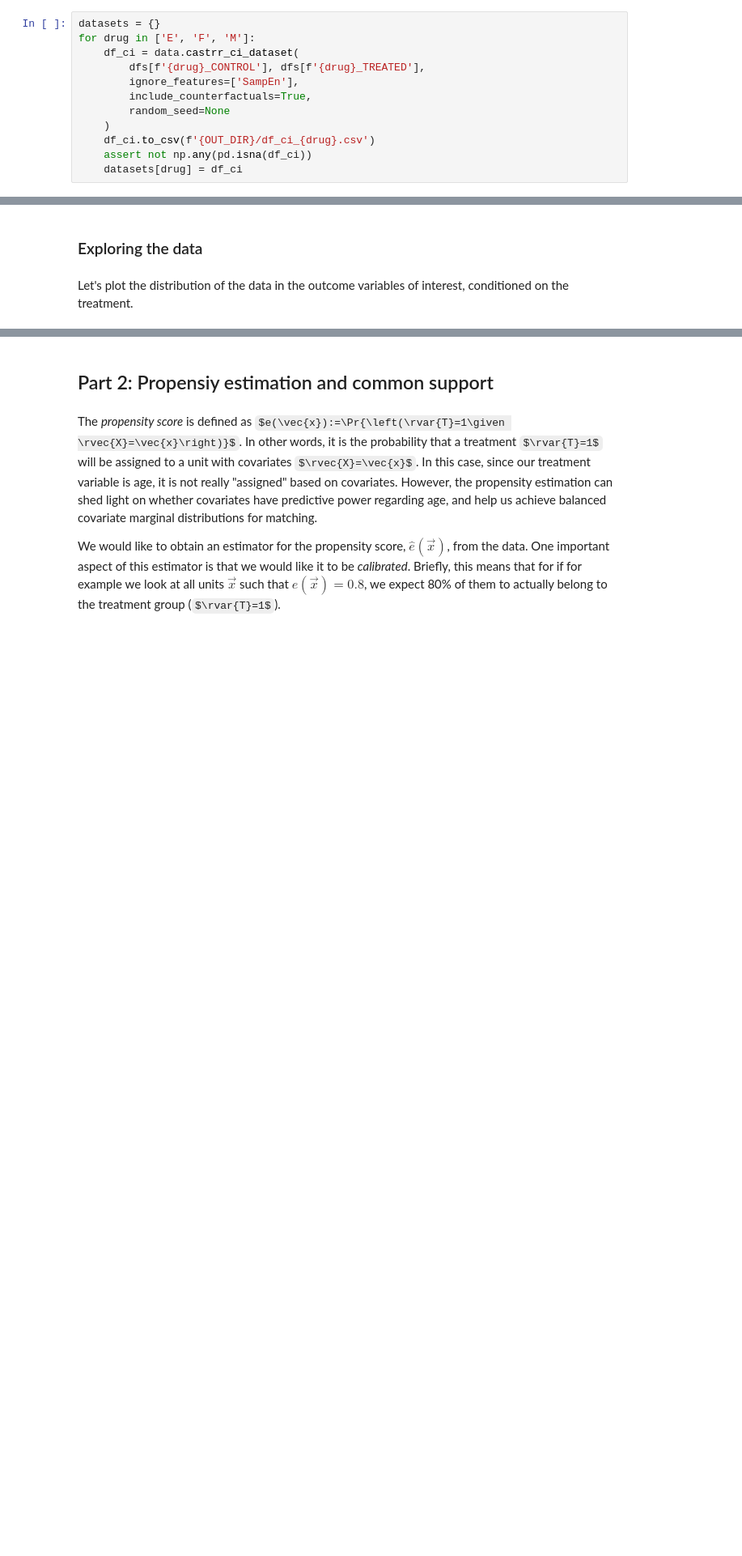
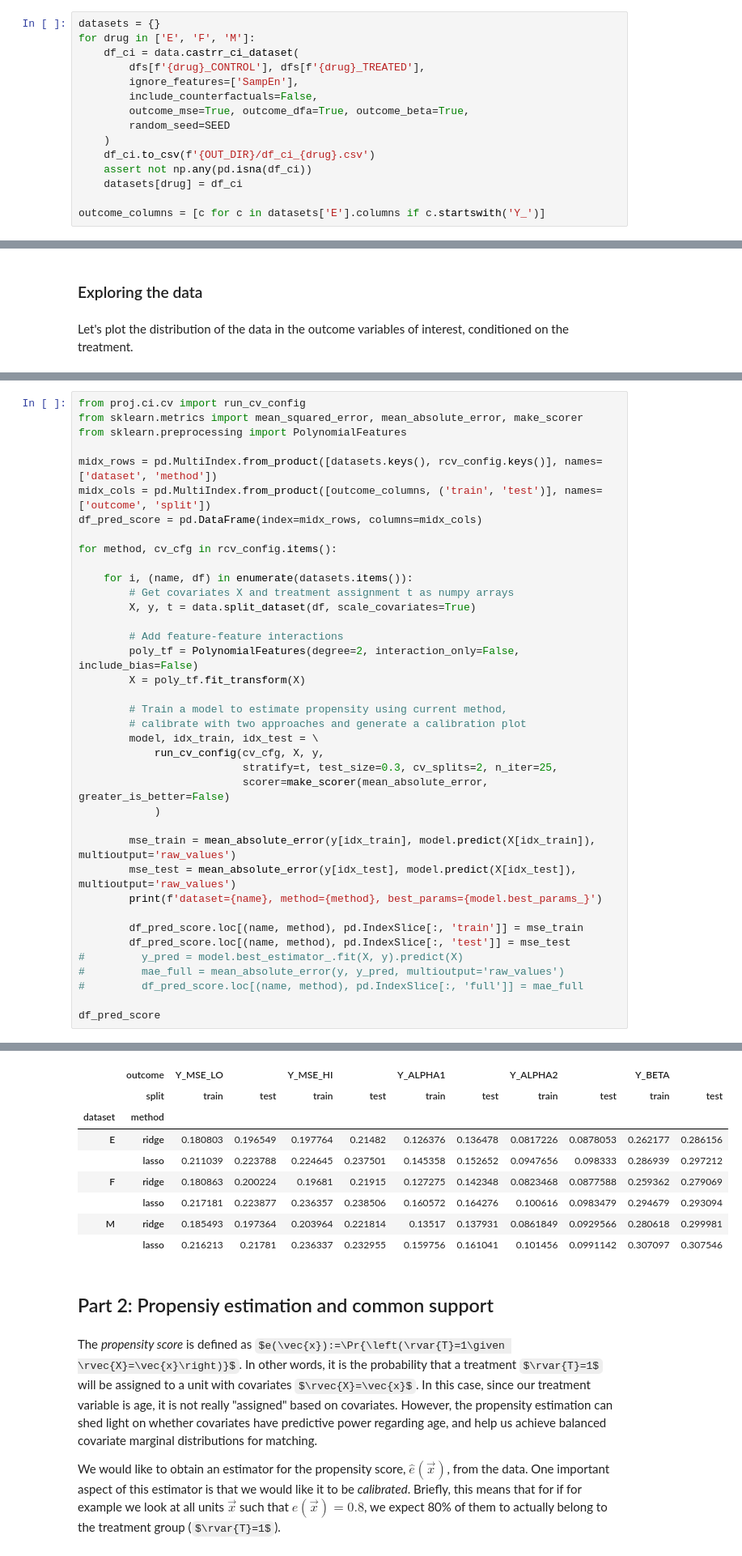
Before and after one commit to avivrosenberg/causal-inference-hw, a Jupyter notebook: proj/ci-proj.ipynb, the cells around one changed output, grey strips where cells are left out. Shown: that part at 81% size. Cells and saved outputs as stored; diff of their text form; some formulas as TeX source; blank space fills up the shorter version.

```diff
--- a/proj/ci-proj.ipynb
+++ b/proj/ci-proj.ipynb
@@ -118,12 +121,15 @@ for drug in ['E', 'F', 'M']:
     df_ci = data.castrr_ci_dataset(
         dfs[f'{drug}_CONTROL'], dfs[f'{drug}_TREATED'],
         ignore_features=['SampEn'],
-        include_counterfactuals=True,
-        random_seed=None
+        include_counterfactuals=False,
+        outcome_mse=True, outcome_dfa=True, outcome_beta=True,
+        random_seed=SEED
     )
     df_ci.to_csv(f'{OUT_DIR}/df_ci_{drug}.csv')
     assert not np.any(pd.isna(df_ci))
     datasets[drug] = df_ci
+
+outcome_columns = [c for c in datasets['E'].columns if c.startswith('Y_')]
 # %% [output]
 WARNING: Can't convert window to int rec=e252a, win=1: cannot convert float NaN to integer
 WARNING: Can't convert window to int rec=e242b, win=1: cannot convert float NaN to integer
@@ -177,0 +268,39 @@ for i, (name, df) in enumerate(datasets.items()):
+# %%
+from proj.ci.cv import run_cv_config
+from sklearn.metrics import mean_squared_error, mean_absolute_error, make_scorer
+from sklearn.preprocessing import PolynomialFeatures
+
+midx_rows = pd.MultiIndex.from_product([datasets.keys(), rcv_config.keys()], names=['dataset', 'method'])
+midx_cols = pd.MultiIndex.from_product([outcome_columns, ('train', 'test')], names=['outcome', 'split'])
+df_pred_score = pd.DataFrame(index=midx_rows, columns=midx_cols)
+
+for method, cv_cfg in rcv_config.items():
+
+    for i, (name, df) in enumerate(datasets.items()):
+        # Get covariates X and treatment assignment t as numpy arrays
+        X, y, t = data.split_dataset(df, scale_covariates=True)
+
+        # Add feature-feature interactions
+        poly_tf = PolynomialFeatures(degree=2, interaction_only=False, include_bias=False)
+        X = poly_tf.fit_transform(X)
+
+        # Train a model to estimate propensity using current method,
+        # calibrate with two approaches and generate a calibration plot
+        model, idx_train, idx_test = \
+            run_cv_config(cv_cfg, X, y,
+                          stratify=t, test_size=0.3, cv_splits=2, n_iter=25,
+                          scorer=make_scorer(mean_absolute_error, greater_is_better=False)
+            )
+
+        mse_train = mean_absolute_error(y[idx_train], model.predict(X[idx_train]), multioutput='raw_values')
+        mse_test = mean_absolute_error(y[idx_test], model.predict(X[idx_test]), multioutput='raw_values')
+        print(f'dataset={name}, method={method}, best_params={model.best_params_}')
+
+        df_pred_score.loc[(name, method), pd.IndexSlice[:, 'train']] = mse_train
+        df_pred_score.loc[(name, method), pd.IndexSlice[:, 'test']] = mse_test
+#         y_pred = model.best_estimator_.fit(X, y).predict(X)
+#         mae_full = mean_absolute_error(y, y_pred, multioutput='raw_values')
+#         df_pred_score.loc[(name, method), pd.IndexSlice[:, 'full']] = mae_full
+
+df_pred_score
+# %% [output]
@@ -178,3 +313,12 @@ for i, (name, df) in enumerate(datasets.items()):
+|  | outcome | Y_MSE_LO |  | Y_MSE_HI |  | Y_ALPHA1 |  | Y_ALPHA2 |  | Y_BETA |  |
+|  | split | train | test | train | test | train | test | train | test | train | test |
+| dataset | method |  |  |  |  |  |  |  |  |  |  |
+| E | ridge | 0.180803 | 0.196549 | 0.197764 | 0.21482 | 0.126376 | 0.136478 | 0.0817226 | 0.0878053 | 0.262177 | 0.286156 |
+|  | lasso | 0.211039 | 0.223788 | 0.224645 | 0.237501 | 0.145358 | 0.152652 | 0.0947656 | 0.098333 | 0.286939 | 0.297212 |
+| F | ridge | 0.180863 | 0.200224 | 0.19681 | 0.21915 | 0.127275 | 0.142348 | 0.0823468 | 0.0877588 | 0.259362 | 0.279069 |
+|  | lasso | 0.217181 | 0.223877 | 0.236357 | 0.238506 | 0.160572 | 0.164276 | 0.100616 | 0.0983479 | 0.294679 | 0.293094 |
+| M | ridge | 0.185493 | 0.197364 | 0.203964 | 0.221814 | 0.13517 | 0.137931 | 0.0861849 | 0.0929566 | 0.280618 | 0.299981 |
+|  | lasso | 0.216213 | 0.21781 | 0.236337 | 0.232955 | 0.159756 | 0.161041 | 0.101456 | 0.0991142 | 0.307097 | 0.307546 |
 # %% [markdown]
 ## Part 2: Propensiy estimation and common support
 # %% [markdown]
```
Also changed, not shown: parts of 25 cells of this notebook.
